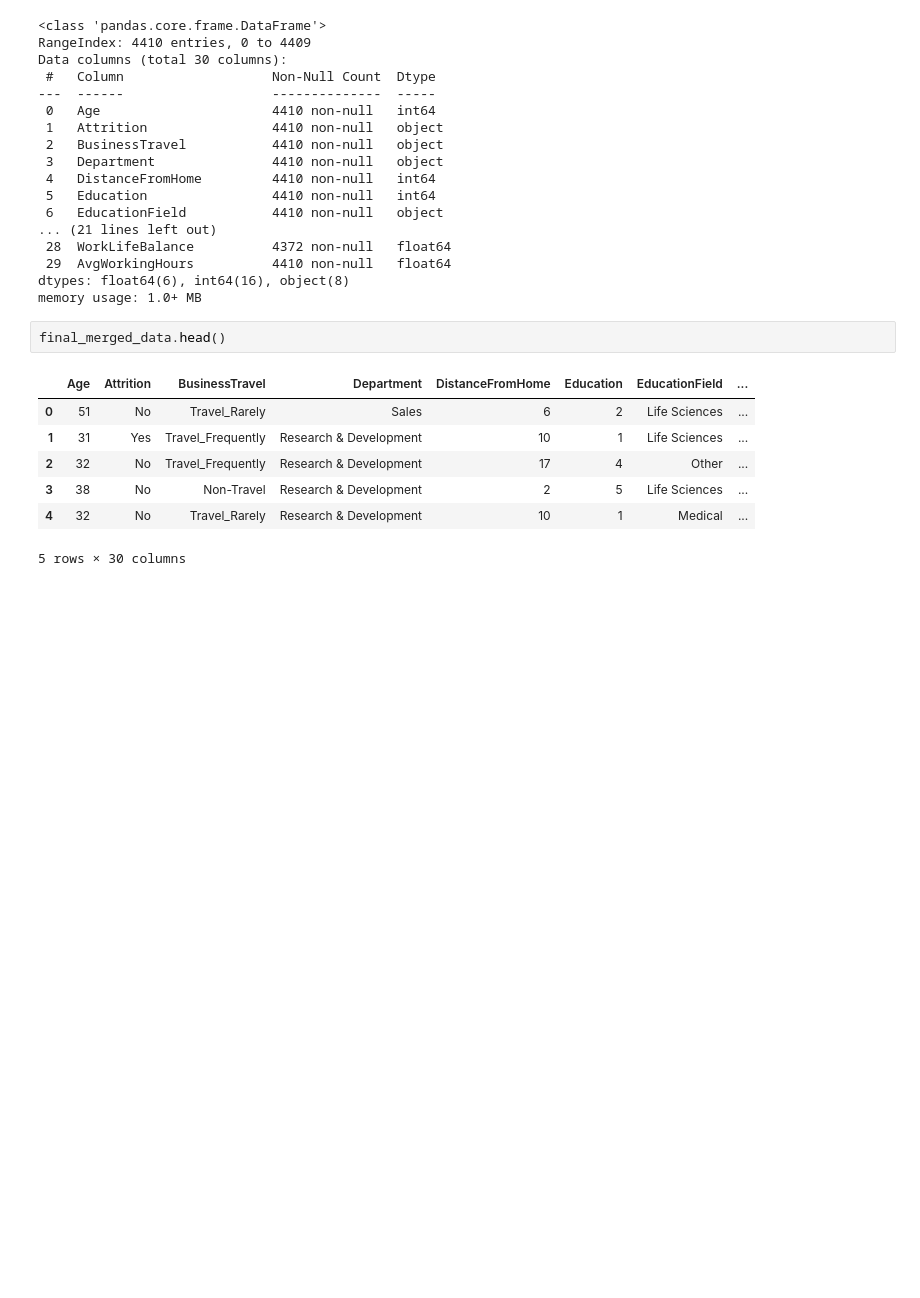
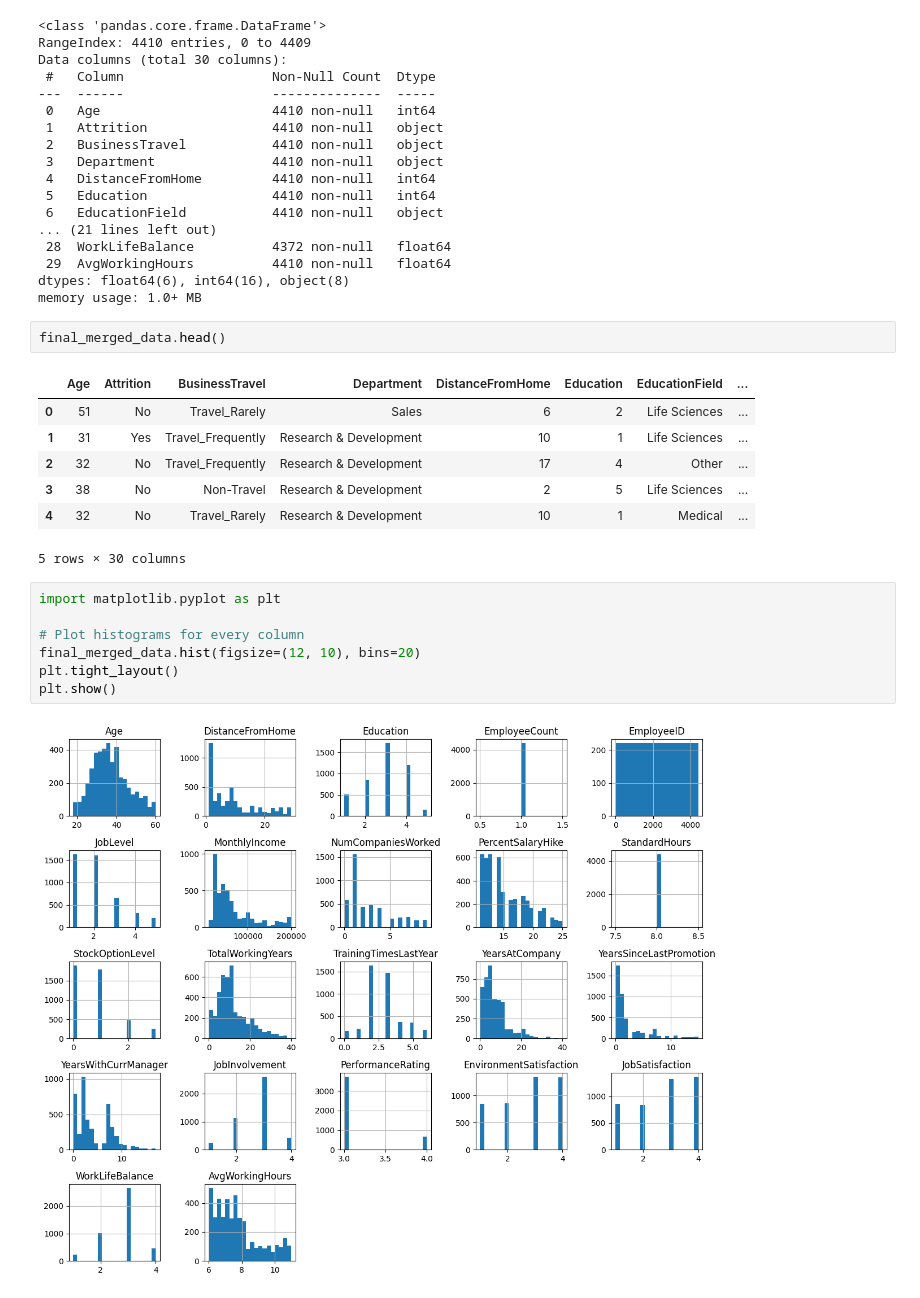
Before and after one commit to P-Asare/AI_final_H4U, a Jupyter notebook: AI_Final_Project.ipynb, the cells around one changed output. Saved outputs shown, nothing was run; the diff lists cells and outputs as text; blank space fills up the shorter version.

Commit message:
add few eda graphs

```diff
--- a/AI_Final_Project.ipynb
+++ b/AI_Final_Project.ipynb
@@ -248,3 +248,12 @@ final_merged_data.head()
 | 3 | 38 | No | Non-Travel | Research & Development | 2 | 5 | Life Sciences | ... |
 | 4 | 32 | No | Travel_Rarely | Research & Development | 10 | 1 | Medical | ... |
 5 rows × 30 columns
+# %%
+import matplotlib.pyplot as plt
+
+# Plot histograms for every column
+final_merged_data.hist(figsize=(12, 10), bins=20)
+plt.tight_layout()
+plt.show()
+# %% [output]
+[figure, added]
```
Also changed, not shown: parts of 18 cells of this notebook.
